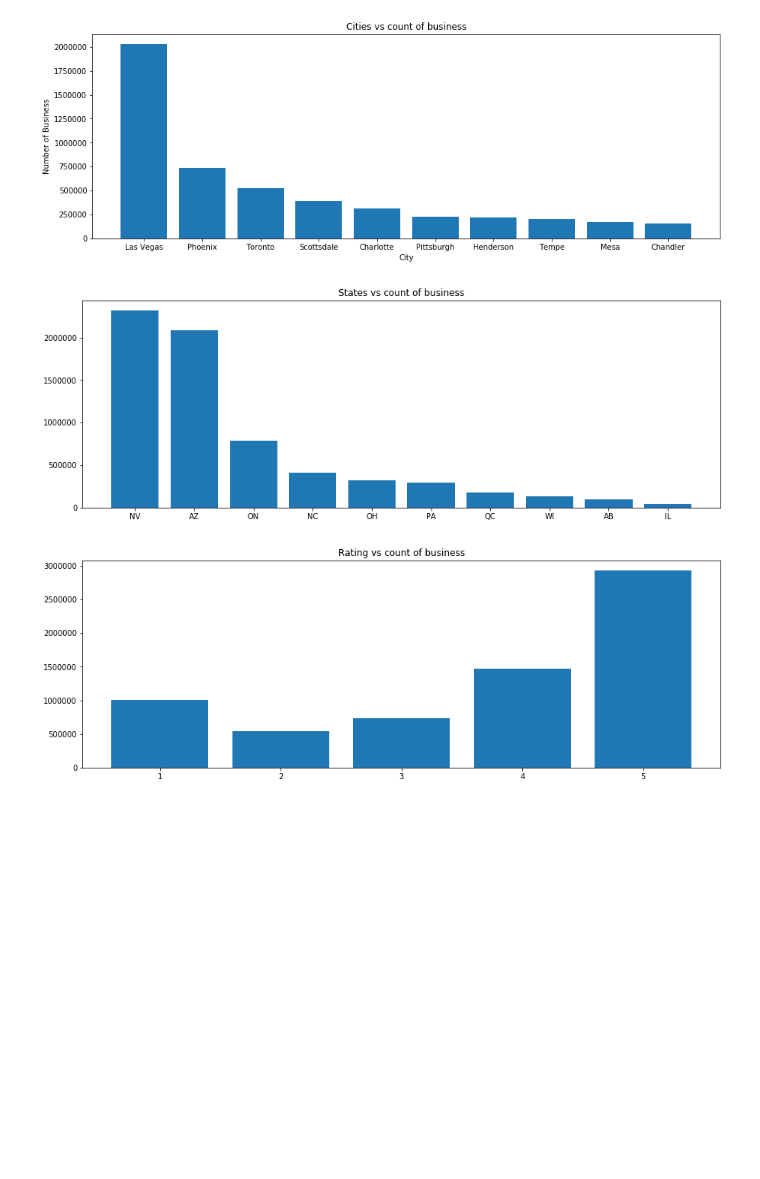
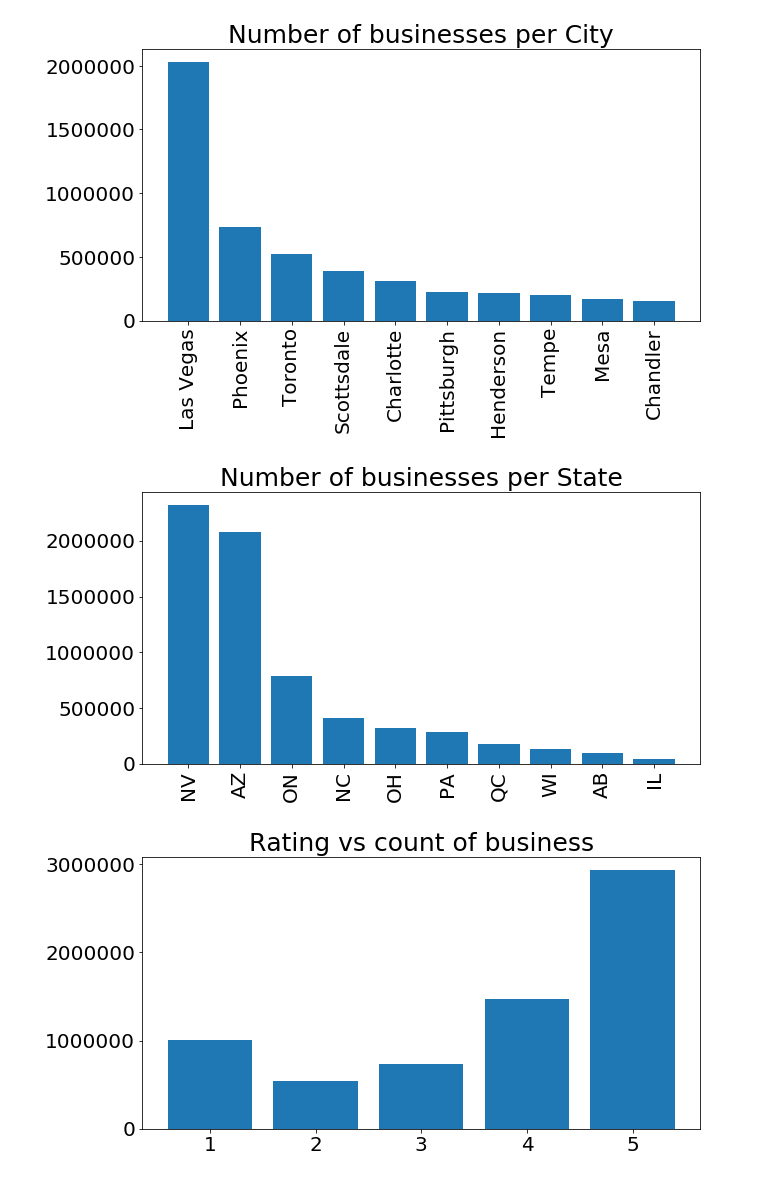
Before and after one commit to ridhi1412/personalization_final_proj, a Jupyter notebook: python/EDA.ipynb, the cells around one changed output. Saved outputs shown, nothing was run; the diff lists cells and outputs as text; code cells hidden in the pictures; blank space fills up the shorter version.

```diff
--- a/python/EDA.ipynb
+++ b/python/EDA.ipynb
@@ -10,9 +10,9 @@ gc.collect()
 warnings.simplefilter('ignore')
 # %%
 # Loading user json
-line_count = len(open("../data/review.json").readlines())
+line_count = len(open("../data/review.json", encoding="utf8").readlines())
 user_ids, business_ids, stars, dates = [], [], [], []
-with open("../data/review.json") as f:
+with open("../data/review.json", encoding="utf8") as f:
     for line in tqdm(f, total=line_count):
         blob = json.loads(line)
         user_ids += [blob["user_id"]]
@@ -27,12 +27,12 @@ ratings = pd.DataFrame(
 # %%
 # To get business json
 
-line_count = len(open("../data/business.json").readlines())
+line_count = len(open("../data/business.json", encoding="utf8").readlines())
 name, business_id, address, city, state, postal_code = [], [], [], [], [], []
 latitude, longitude, stars, review_count = [], [], [], []
 is_open, attributes, GoodForKids, categories, hours = [], [], [], [], []
 
-with open("../data/business.json") as f:
+with open("../data/business.json", encoding="utf8") as f:
     for line in tqdm(f, total=line_count):
         blob = json.loads(line)
         name += [blob["name"]]
@@ -55,14 +55,14 @@ business = pd.DataFrame(
 # %%
 # To get user json
 
-line_count = len(open("../data/user.json").readlines())
+line_count = len(open("../data/user.json", encoding="utf8").readlines())
 name, user_id, review_count, yelping_since, useful = [], [], [], [], []
 funny, cool, elite, fans = [], [], [], []
 average_stars, compliment_hot, compliment_more, compliment_profile = [], [], [], []
 compliment_cute, compliment_list, compliment_note, compliment_plain, compliment_cool = [], [], [], [], []
 compliment_funny, compliment_writer, compliment_photos = [], [], []
 
-with open("../data/user.json") as f:
+with open("../data/user.json", encoding="utf8") as f:
     for line in tqdm(f, total=line_count):
         blob = json.loads(line)
         name += [blob["name"]]
@@ -111,10 +111,10 @@ user.head(2)
 # %%
 # To get tip json
 
-line_count = len(open("../data/tip.json").readlines())
+line_count = len(open("../data/tip.json", encoding="utf8").readlines())
 business_id, user_id, text, date, compliment_count = [], [], [], [], []
 
-with open("../data/tip.json") as f:
+with open("../data/tip.json", encoding="utf8") as f:
     for line in tqdm(f, total=line_count):
         blob = json.loads(line)
         business_id += [blob["business_id"]]
@@ -199,35 +218,46 @@ temp.to_csv('../data/all_data.csv', index=False)
 # %%
 import matplotlib.pyplot as plt
 #%matplotlib inline
 t_city = temp.groupby('city').is_open.count().sort_values(ascending=False).reset_index()
 
 #t_city.iloc[:10]
-plt.figure(figsize=(15,5))
+fig, ax = plt.subplots(figsize=(10, 5))
+# plt.figure(figsize=(15,5))
 plt.bar(t_city.iloc[:10]['city'],t_city.iloc[:10]['is_open'])
-plt.title('Cities vs count of business')
-plt.xlabel('City')
-plt.ylabel('Number of Business')
+plt.title('Number of businesses per City', fontsize=25)
+ax.tick_params(axis="x", labelsize=20, rotation = 90)
+ax.tick_params(axis="y", labelsize=20)
+# plt.xlabel('City', fontsize=15)
+# plt.ylabel('Number of Business', fontsize=15)
+plt.savefig(r'../figures/num_biz_cities.png', dpi=200, bbox_inches='tight')
 plt.show()
 # %% [output]
-[figure, old version]
+[figure, new version]
 # %%
-t_state = temp.groupby('state').is_open.count().sort_values(ascending=False).reset_index()
+# t_state = temp.groupby('state').is_open.count().sort_values(ascending=False).reset_index()
 
 #t_city.iloc[:10]
-plt.figure(figsize=(15,5))
+fig, ax = plt.subplots(figsize=(10, 5))
+# plt.figure(figsize=(15,5))
 plt.bar(t_state.iloc[:10]['state'],t_state.iloc[:10]['is_open'])
-plt.title('States vs count of business')
+plt.title('Number of businesses per State', fontsize=25)
+ax.tick_params(axis="x", labelsize=20, rotation = 90)
+ax.tick_params(axis="y", labelsize=20)
+plt.savefig(r'../figures/states_count.png', dpi=200, bbox_inches='tight')
 plt.show()
 # %% [output]
-[figure, old version]
+[figure, new version]
 # %%
 t_rating = temp.groupby('rating').is_open.count().sort_values(ascending=False).reset_index()
 
 #t_city.iloc[:10]
-plt.figure(figsize=(15,5))
+fig, ax = plt.subplots(figsize=(10, 5))
 plt.bar(t_rating['rating'],t_rating['is_open'])
-plt.title('Rating vs count of business')
+plt.title('Rating vs count of business', fontsize=25)
+ax.tick_params(axis="x", labelsize=20)
+ax.tick_params(axis="y", labelsize=20)
+plt.savefig(r'../figures/ratings_counts.png', dpi=200, bbox_inches='tight')
 plt.show()
 # %% [output]
-[figure, old version]
+[figure, new version]
 # %%
```
Also changed, not shown: parts of 17 cells of this notebook.
